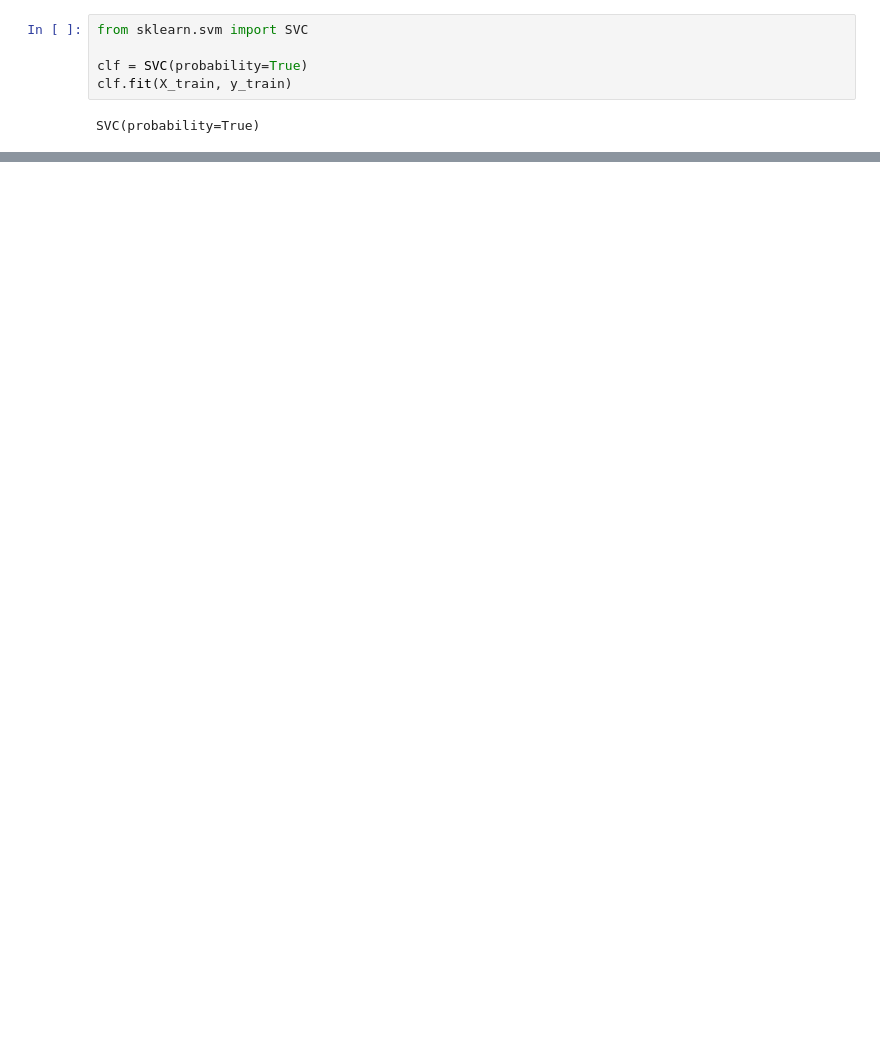
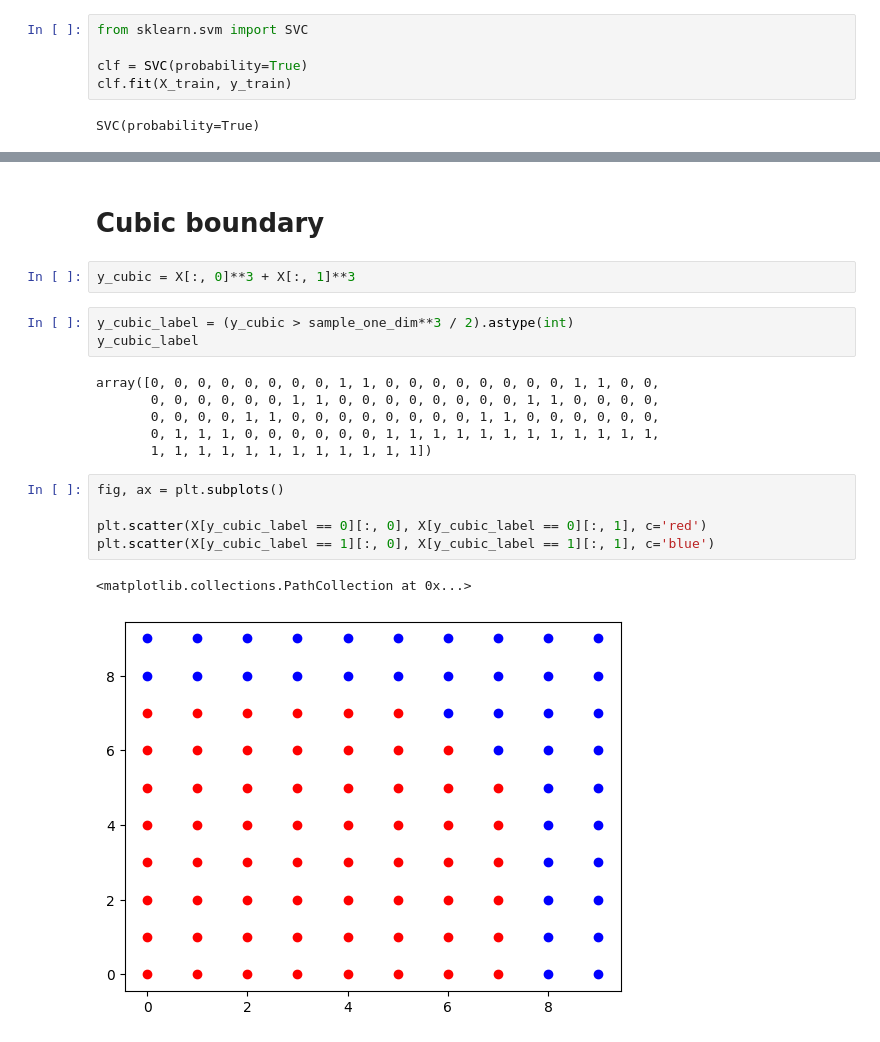
Before and after one commit to wbchristerson/jn-learning, a Jupyter notebook: galaxy_classification_svm.ipynb, the cells around one changed output, grey strips where cells are left out. Drawn from its saved outputs; the diff is of its cells as text; blank space fills up the shorter version.

```diff
--- a/galaxy_classification_svm.ipynb
+++ b/galaxy_classification_svm.ipynb
@@ -202,0 +235,21 @@ plt.scatter([p[0] for p in one_pred], [p[1] for p in one_pred], c='blue')
+# %% [markdown]
+# Cubic boundary
+# %%
+y_cubic = X[:, 0]**3 + X[:, 1]**3
+# %%
+y_cubic_label = (y_cubic > sample_one_dim**3 / 2).astype(int)
+y_cubic_label
+# %% [output]
+array([0, 0, 0, 0, 0, 0, 0, 0, 1, 1, 0, 0, 0, 0, 0, 0, 0, 0, 1, 1, 0, 0,
+       0, 0, 0, 0, 0, 0, 1, 1, 0, 0, 0, 0, 0, 0, 0, 0, 1, 1, 0, 0, 0, 0,
+       0, 0, 0, 0, 1, 1, 0, 0, 0, 0, 0, 0, 0, 0, 1, 1, 0, 0, 0, 0, 0, 0,
+       0, 1, 1, 1, 0, 0, 0, 0, 0, 0, 1, 1, 1, 1, 1, 1, 1, 1, 1, 1, 1, 1,
+       1, 1, 1, 1, 1, 1, 1, 1, 1, 1, 1, 1])
+# %%
+fig, ax = plt.subplots()
+
+plt.scatter(X[y_cubic_label == 0][:, 0], X[y_cubic_label == 0][:, 1], c='red')
+plt.scatter(X[y_cubic_label == 1][:, 0], X[y_cubic_label == 1][:, 1], c='blue')
+# %% [output]
+<matplotlib.collections.PathCollection at 0x...>
+[figure, added]
```
Also changed, not shown: parts of 20 cells of this notebook, 1 other file.
